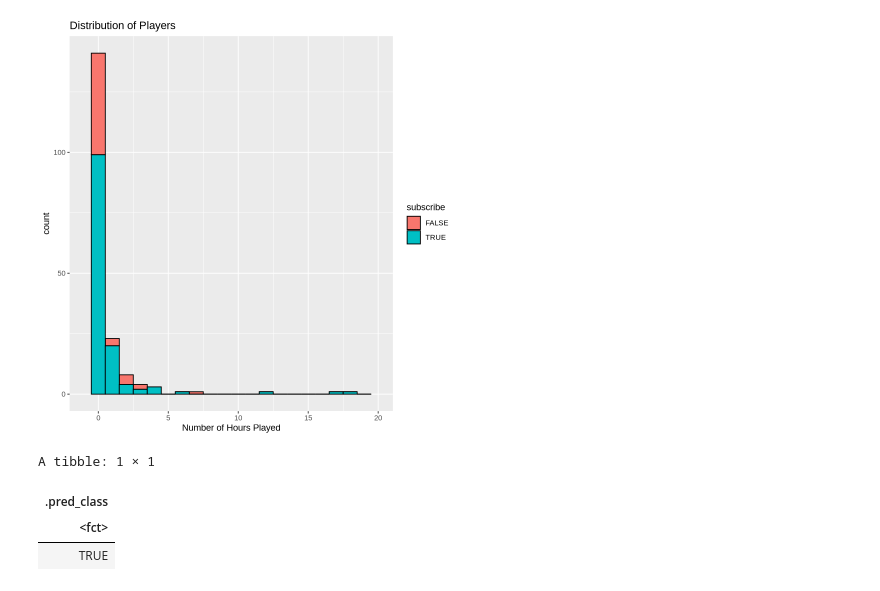
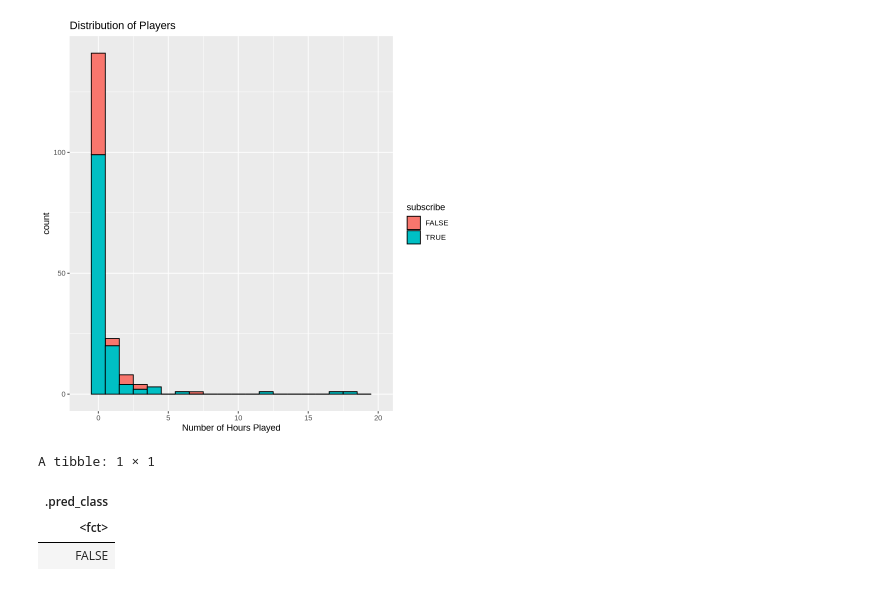
Before and after one commit to Kqvii/DSCI100-Group13, a Jupyter notebook: GroupProject-2.ipynb, the cells around one changed output. Drawn from its saved outputs; the diff is of its cells as text; code cells hidden in the pictures.

```diff
--- a/GroupProject-2.ipynb
+++ b/GroupProject-2.ipynb
@@ -203,11 +212,11 @@ Warning message:
 (`geom_bar()`).”
 [figure]
 # %%
-new_obs <- tibble(played_hours = 1000,Age =90)
+new_obs <- tibble(played_hours = 0.1,Age =40)
 class_prediction <- predict(subscribe_fit, new_obs)
 class_prediction
 # %% [output]
 A tibble: 1 × 1
 | .pred_class |
 | <fct> |
-| TRUE |
+| FALSE |
```
Also changed, not shown: parts of 7 cells of this notebook.
